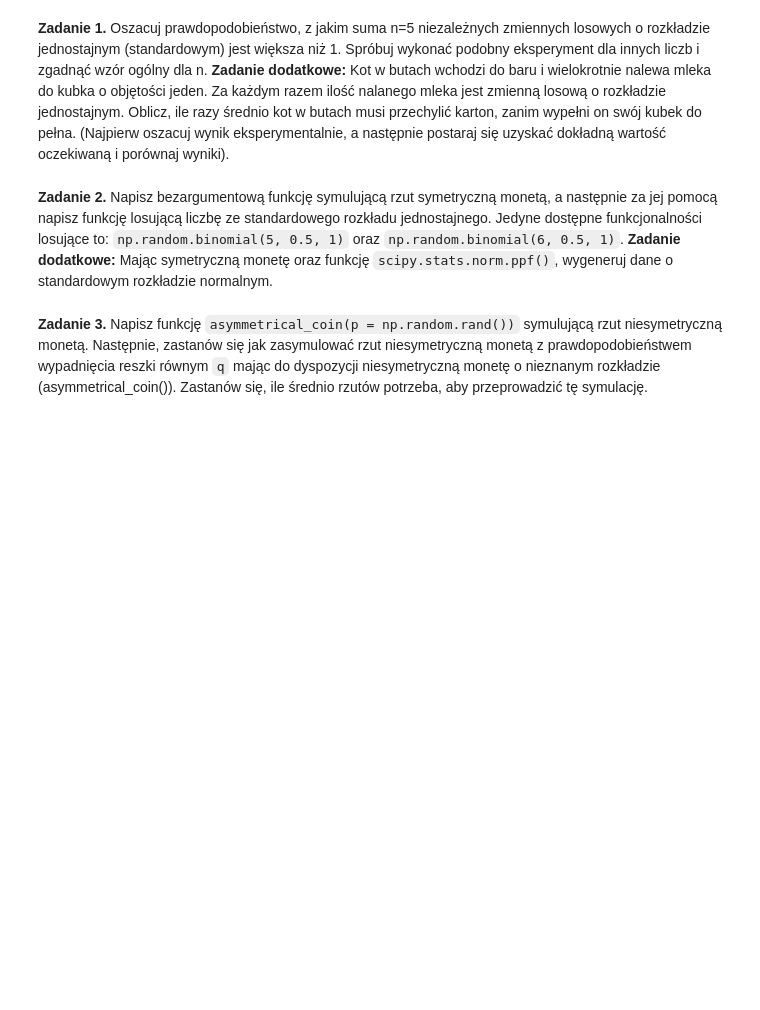
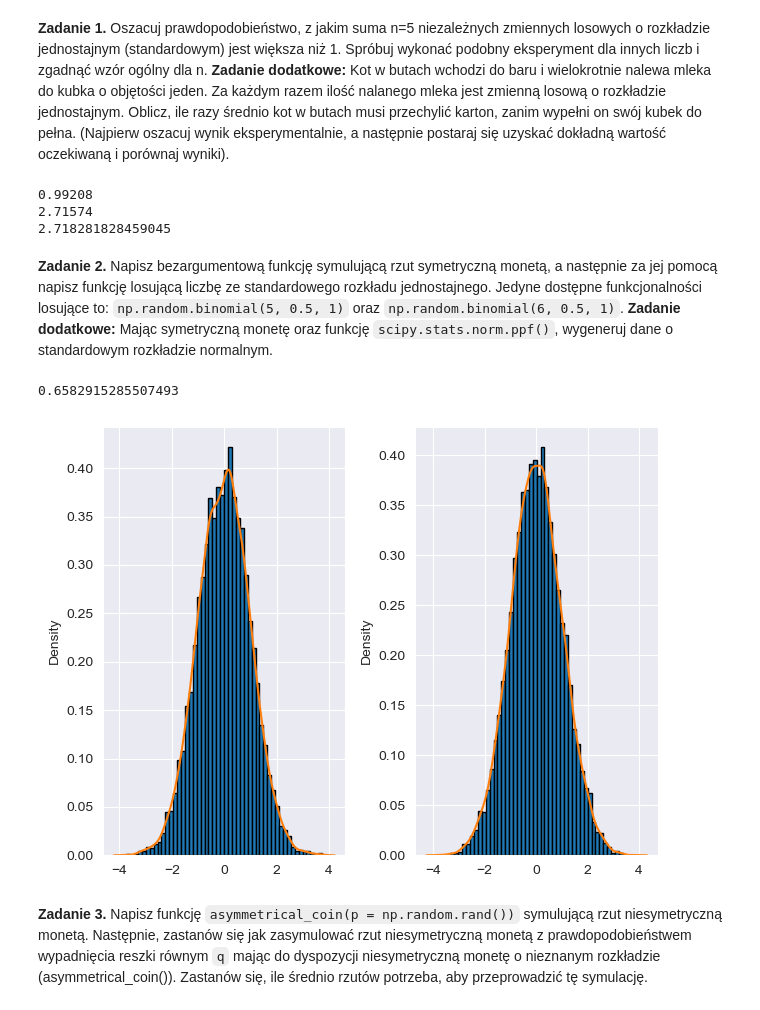
Before and after one commit to orange-cat-programmer/MPSI_2024-25, a Jupyter notebook: lekcja_rozklady/rozklady.ipynb, the cells around one changed output. Drawn from its saved outputs; the diff is of its cells as text; code cells hidden in the pictures; blank space fills up the shorter version.

```diff
--- a/lekcja_rozklady/rozklady.ipynb
+++ b/lekcja_rozklady/rozklady.ipynb
@@ -82,10 +81,78 @@ print(np.mean(poisson_arr))
 Oszacuj prawdopodobieństwo, z jakim suma n=5 niezależnych zmiennych losowych o rozkładzie jednostajnym (standardowym) jest większa niż 1. Spróbuj wykonać podobny eksperyment dla innych liczb i zgadnąć wzór ogólny dla n.
 **Zadanie dodatkowe:**
 Kot w butach wchodzi do baru i wielokrotnie nalewa mleka do kubka o objętości jeden. Za każdym razem ilość nalanego mleka jest zmienną losową o rozkładzie jednostajnym. Oblicz, ile razy średnio kot w butach musi przechylić karton, zanim wypełni on swój kubek do pełna. (Najpierw oszacuj wynik eksperymentalnie, a następnie postaraj się uzyskać dokładną wartość oczekiwaną i porównaj wyniki).
+# %%
+import numpy as np
+mean = 0
+sample_size = 100000
+num_of_addends = 5
+for itr in range(sample_size):
+    res = np.random.uniform(size=num_of_addends)
+    mean += int(np.sum(res) > 1)
+mean = mean / sample_size
+print(mean)
+
+result = []
+for itr in range(sample_size):
+    volume = 0
+    res = 0
+    while volume < 1:
+        res += 1
+        volume += np.random.uniform()
+    result.append(res)
+
+print(sum(result)/len(result))
+print(np.e)
+# %% [output]
+0.99208
+2.71574
+2.718281828459045
 # %% [markdown]
 **Zadanie 2.**
 Napisz bezargumentową funkcję symulującą rzut symetryczną monetą, a następnie za jej pomocą napisz funkcję losującą liczbę ze standardowego rozkładu jednostajnego. Jedyne dostępne funkcjonalności losujące to:
 `np.random.binomial(5, 0.5, 1)` oraz `np.random.binomial(6, 0.5, 1)`. __Zadanie dodatkowe:__ Mając symetryczną monetę oraz funkcję `scipy.stats.norm.ppf()`, wygeneruj dane o standardowym rozkładzie normalnym.
+# %%
+import scipy.stats
+from scipy.stats import norm
+ppf = norm.ppf
+
+def fair_coin():
+    return int(np.random.binomial(6, 0.5, 1)[0] > np.random.binomial(5, 0.5, 1)[0])
+
+def standard_uniform(accuracy: int = 40):
+    result = 0.0
+    current_power = 0.5
+    for itr in range(accuracy):
+        if fair_coin():
+            result += current_power
+        current_power *= 0.5
+    return result
+
+
+def standard_normal():
+    return ppf(standard_uniform())
+
+data = np.array([standard_normal() for i in range(10000)])
+data_1 = np.random.standard_normal(size=10000)
+
+fig, ax = plt.subplots(1,2)
+ax[0].hist(data, bins=50, edgecolor='black', density=True)
+sns.kdeplot(data, ax=ax[0], fill=False)
+
+ax[1].hist(data_1, bins=50, edgecolor='black', density=True)
+sns.kdeplot(data_1, ax=ax[1], fill=False)
+
+fig.tight_layout()
+
+from scipy.stats import kstest
+
+ks_stat, p = kstest(data, 'norm', args=(0,1))
+print(p)
+
+data;
+# %% [output]
+0.6582915285507493
+[figure, added]
 # %% [markdown]
 **Zadanie 3.**
 Napisz funkcję `asymmetrical_coin(p = np.random.rand())` symulującą rzut niesymetryczną monetą. Następnie, zastanów się jak zasymulować rzut niesymetryczną monetą z prawdopodobieństwem wypadnięcia reszki równym `q` mając do dyspozycji niesymetryczną monetę o nieznanym rozkładzie (asymmetrical_coin()). Zastanów się, ile średnio rzutów potrzeba, aby przeprowadzić tę symulację.
```
Also changed, not shown: parts of 22 cells of this notebook, 21 other files.
